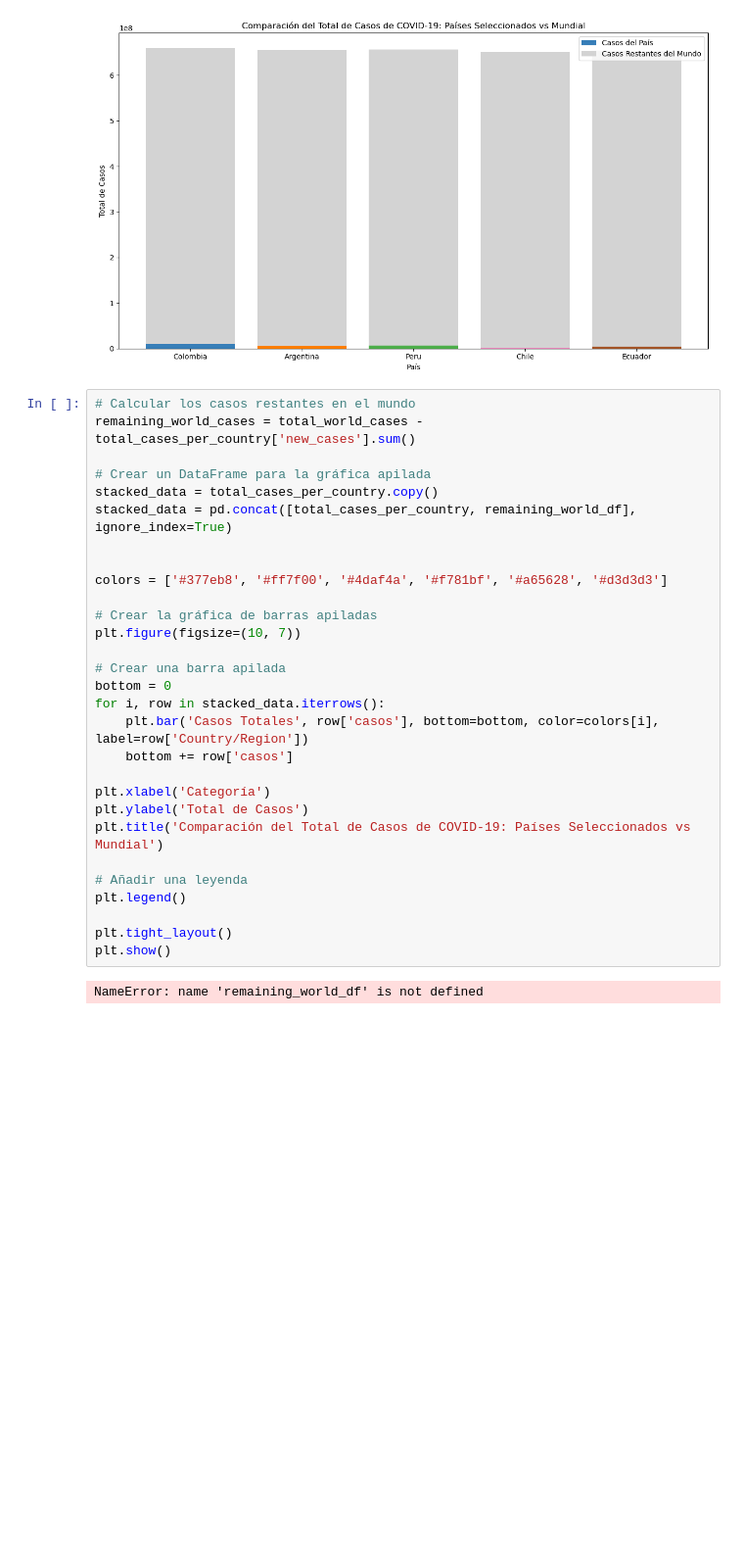
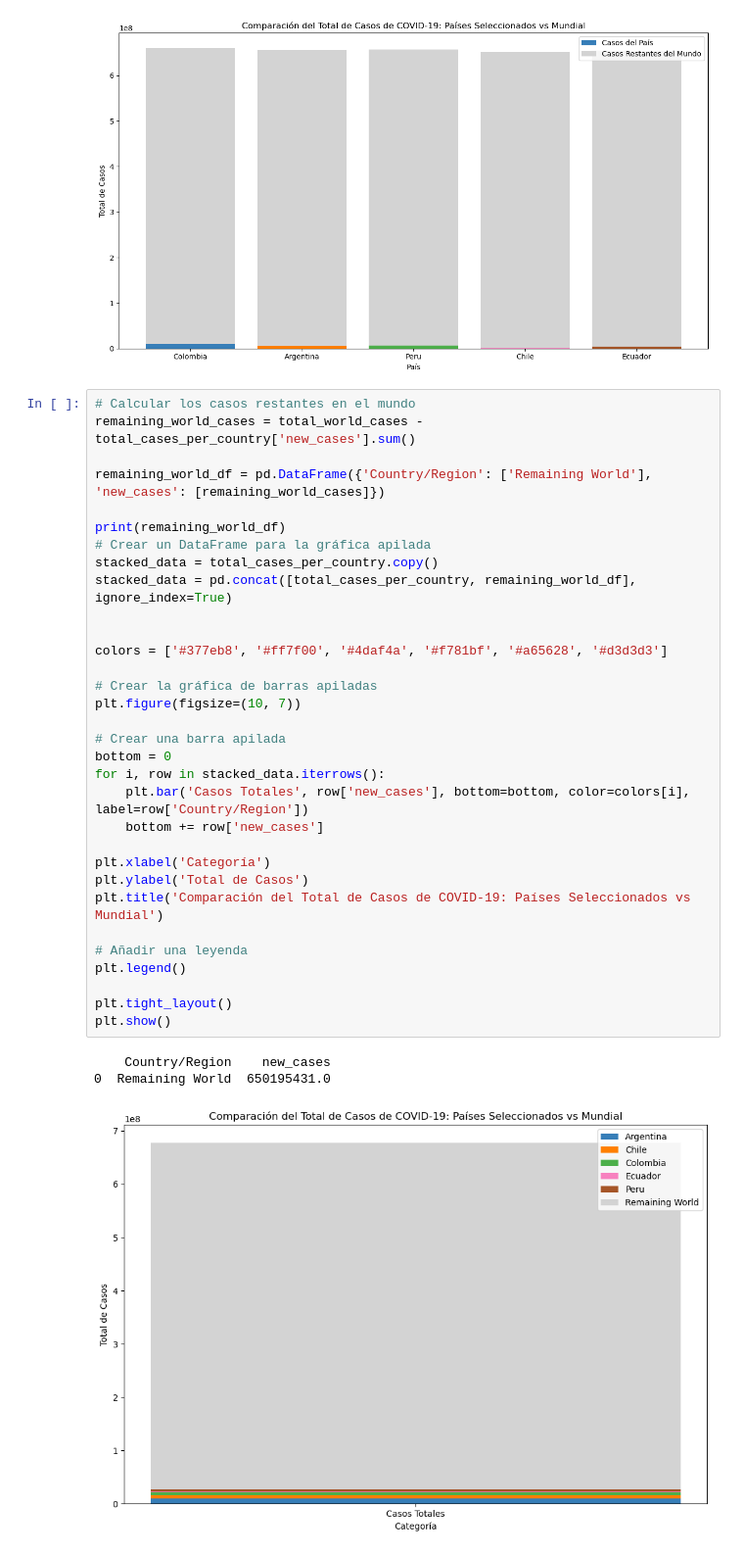
Before and after one commit to correju/caso-covid, a Jupyter notebook: graficas.ipynb, the cells around one changed output. Shown at 98% size. Drawn from its saved outputs; the diff is of its cells as text; blank space fills up the shorter version.

```diff
--- a/graficas.ipynb
+++ b/graficas.ipynb
@@ -169,31 +188,36 @@ plt.show()
 # %%
 # Calcular los casos restantes en el mundo
 remaining_world_cases = total_world_cases - total_cases_per_country['new_cases'].sum()
 
+remaining_world_df = pd.DataFrame({'Country/Region': ['Remaining World'], 'new_cases': [remaining_world_cases]})
+
+print(remaining_world_df)
 # Crear un DataFrame para la gráfica apilada
 stacked_data = total_cases_per_country.copy()
 stacked_data = pd.concat([total_cases_per_country, remaining_world_df], ignore_index=True)
 
 
 colors = ['#377eb8', '#ff7f00', '#4daf4a', '#f781bf', '#a65628', '#d3d3d3']
 
 # Crear la gráfica de barras apiladas
 plt.figure(figsize=(10, 7))
 
 # Crear una barra apilada
 bottom = 0
 for i, row in stacked_data.iterrows():
-    plt.bar('Casos Totales', row['casos'], bottom=bottom, color=colors[i], label=row['Country/Region'])
-    bottom += row['casos']
+    plt.bar('Casos Totales', row['new_cases'], bottom=bottom, color=colors[i], label=row['Country/Region'])
+    bottom += row['new_cases']
 
 plt.xlabel('Categoría')
 plt.ylabel('Total de Casos')
 plt.title('Comparación del Total de Casos de COVID-19: Países Seleccionados vs Mundial')
 
 # Añadir una leyenda
 plt.legend()
 
 plt.tight_layout()
 plt.show()
 # %% [output]
-NameError: name 'remaining_world_df' is not defined
+    Country/Region    new_cases
+0  Remaining World  650195431.0
+[figure, added]
```
Also changed, not shown: parts of 7 cells of this notebook, 1 other file.
